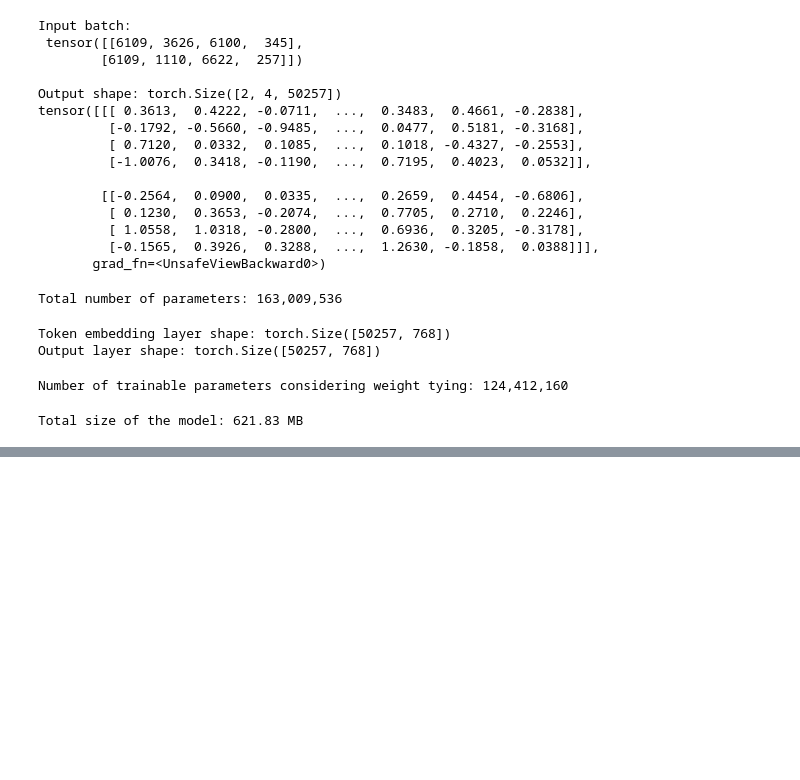
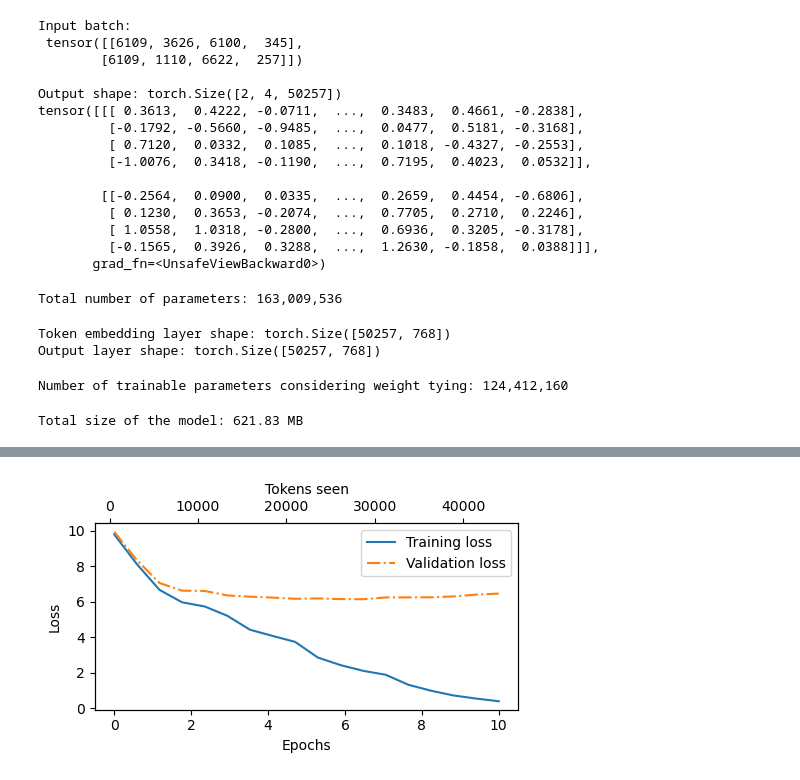
Before and after one commit to abhikrnigam/LLM_From_Scratch, a Jupyter notebook: LargeLanguageModel.ipynb, the cells around one changed output, grey strips where cells are left out. Saved outputs shown, nothing was run; the diff lists cells and outputs as text; code cells hidden in the pictures; blank space fills up the shorter version.

Commit message:
Initial Training of the LLM completed. Loss plot is also done. Utility functions are residing in the previous_chapters.py

```diff
--- a/LargeLanguageModel.ipynb
+++ b/LargeLanguageModel.ipynb
@@ -945,0 +1093,6 @@ Every effort moves you  factualputer related disguise evacuate
+# %%
+logits_flat = logits.flatten(0, 1)
+targets_flat = targets.flatten()
+
+print("Flattened logits:", logits_flat.shape)
+print("Flattened targets:", targets_flat.shape)
@@ -945,0 +1102,3 @@ Every effort moves you  factualputer related disguise evacuate
+# %%
+loss = torch.nn.functional.cross_entropy(logits_flat, targets_flat)
+print(loss)
@@ -945,0 +1321,12 @@ Every effort moves you  factualputer related disguise evacuate
+# %%
+torch.manual_seed(123)
+model = GPTModel(GPT_CONFIG_124M)
+model.to(device)
+optimizer = torch.optim.AdamW(model.parameters(), lr=0.0004, weight_decay=0.1)
+
+num_epochs = 10
+train_losses, val_losses, tokens_seen = train_model_simple(
+    model, train_loader, val_loader, optimizer, device,
+    num_epochs=num_epochs, eval_freq=5, eval_iter=5,
+    start_context="Every effort moves you", tokenizer=tokenizer
+)
@@ -945,0 +1351,26 @@ Every effort moves you  factualputer related disguise evacuate
+# %%
+import matplotlib.pyplot as plt
+
+def plot_losses(epochs_seen, tokens_seen, train_losses, val_losses):
+    fig, ax1 = plt.subplots(figsize=(5, 3))
+
+    # Plot training and validation loss against epochs
+    ax1.plot(epochs_seen, train_losses, label="Training loss")
+    ax1.plot(epochs_seen, val_losses, linestyle="-.", label="Validation loss")
+    ax1.set_xlabel("Epochs")
+    ax1.set_ylabel("Loss")
+    ax1.legend(loc="upper right")
+
+    # Create a second x-axis for tokens seen
+    ax2 = ax1.twiny()  # Create a second x-axis that shares the same y-axis
+    ax2.plot(tokens_seen, train_losses, alpha=0)  # Invisible plot for aligning ticks
+    ax2.set_xlabel("Tokens seen")
+
+    fig.tight_layout()  # Adjust layout to make room
+    plt.savefig("loss-plot.pdf")
+    plt.show()
+
+epochs_tensor = torch.linspace(0, num_epochs, len(train_losses))
+plot_losses(epochs_tensor, tokens_seen, train_losses, val_losses)
+# %% [output]
+[figure, added]
```
Also changed, not shown: parts of 32 cells of this notebook, 2 other files.
